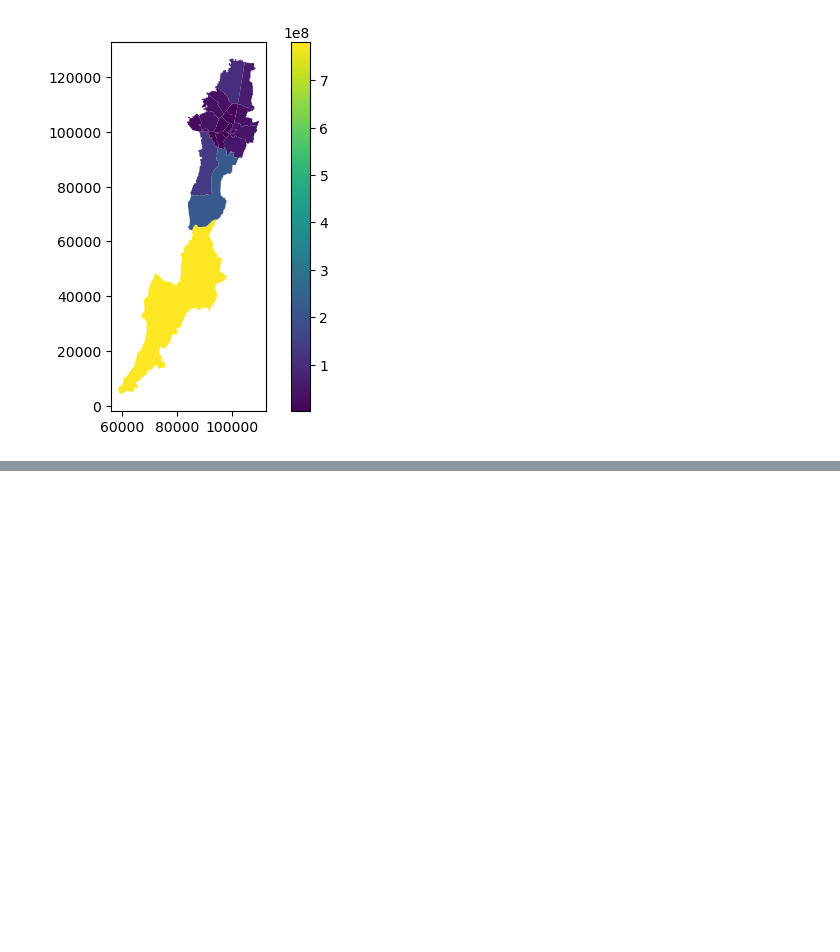
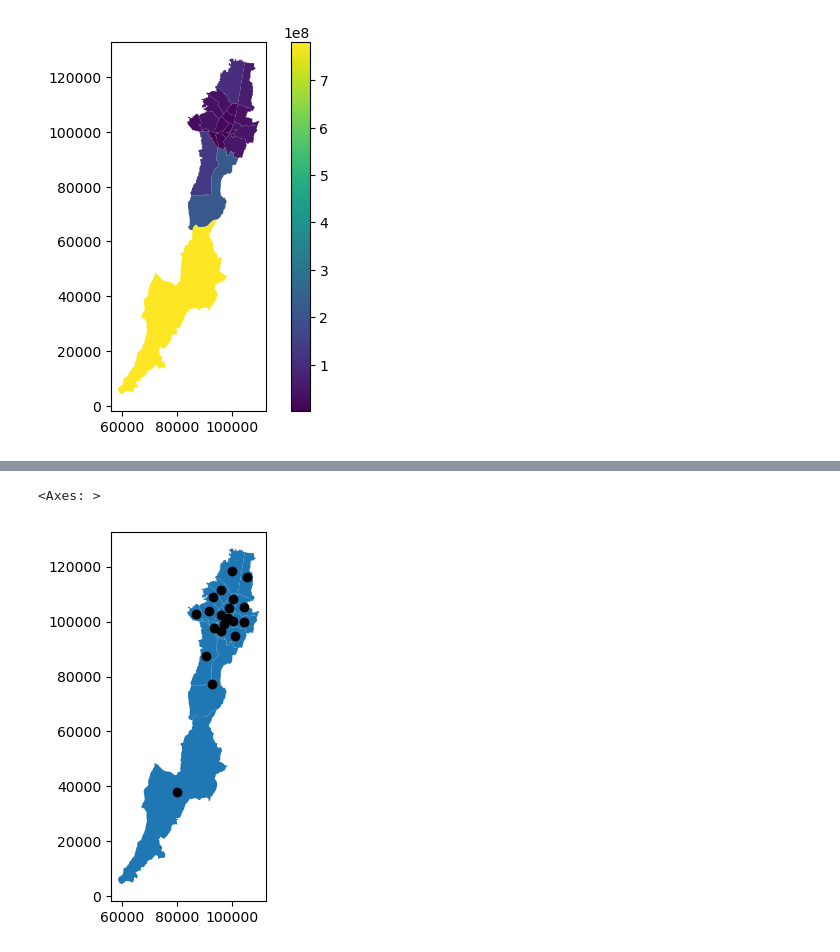
Before and after one commit to GaloRomero/pythonCode, a Jupyter notebook: GeoPandas.ipynb, the cells around one changed output, grey strips where cells are left out. Drawn from its saved outputs; the diff is of its cells as text; code cells hidden in the pictures; blank space fills up the shorter version.

```diff
--- a/GeoPandas.ipynb
+++ b/GeoPandas.ipynb
@@ -231,0 +232,6 @@ localidades_shp.plot()
+# %%
+axis = localidades_shp["geometry"].plot()
+localidades_shp["centroide"].plot(ax = axis, color = "black")
+# %% [output]
+<Axes: >
+[figure, added]
```
Also changed, not shown: parts of 2 cells of this notebook.
